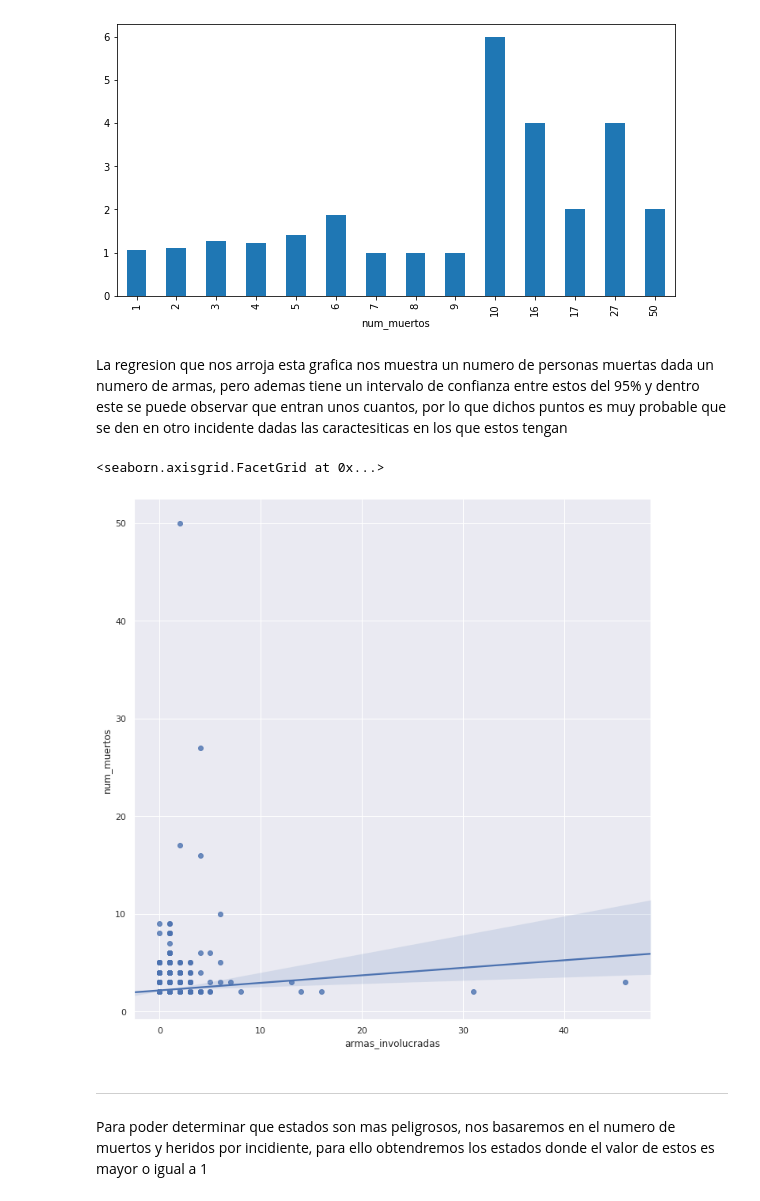
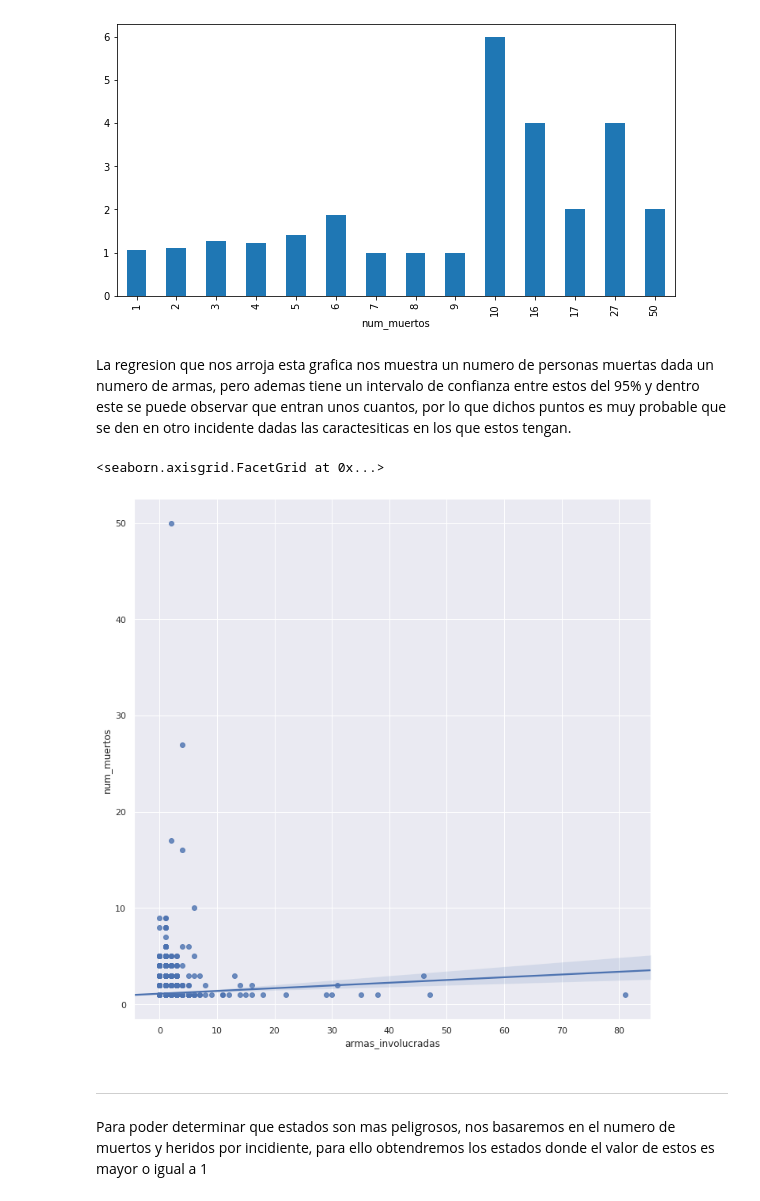
Before and after one commit to gonzalo91/Proyecto-Ciencia-de-datos, a Jupyter notebook: proyecto_final/Entregable2.ipynb, the cells around one changed output. Cells and saved outputs as stored; diff of their text form; code cells hidden in the pictures.

```diff
--- a/proyecto_final/Entregable2.ipynb
+++ b/proyecto_final/Entregable2.ipynb
@@ -538,14 +538,14 @@ incidentes[(incidentes.num_muertos>0)&(incidentes.armas_involucradas>0)].groupby
 <matplotlib.axes._subplots.AxesSubplot at 0x...>
 [figure]
 # %% [markdown]
-La regresion que nos arroja esta grafica nos muestra un numero de personas muertas dada un numero de armas, pero ademas tiene un intervalo de confianza entre estos del 95% y dentro este se puede observar que entran unos cuantos, por lo que dichos puntos es muy probable que se den en otro incidente dadas las caractesiticas en los que estos tengan
+La regresion que nos arroja esta grafica nos muestra un numero de personas muertas dada un numero de armas, pero ademas tiene un intervalo de confianza entre estos del 95% y dentro este se puede observar que entran unos cuantos, por lo que dichos puntos es muy probable que se den en otro incidente dadas las caractesiticas en los que estos tengan.
 # %%
 import seaborn as sn
 sn.set(color_codes=True)
-sn.lmplot(x="armas_involucradas", y="num_muertos", data=incidentes[(incidentes.num_muertos>1)], height=10)
+sn.lmplot(x="armas_involucradas", y="num_muertos", data=incidentes[incidentes.num_muertos>=1], height=10)
 # %% [output]
 <seaborn.axisgrid.FacetGrid at 0x...>
-[figure, old version]
+[figure, new version]
 # %% [markdown]
 ---
 Para poder determinar que estados son mas peligrosos, nos basaremos en el numero de muertos y heridos por incidiente, para ello obtendremos los estados donde el valor de estos es mayor o igual a 1
```
